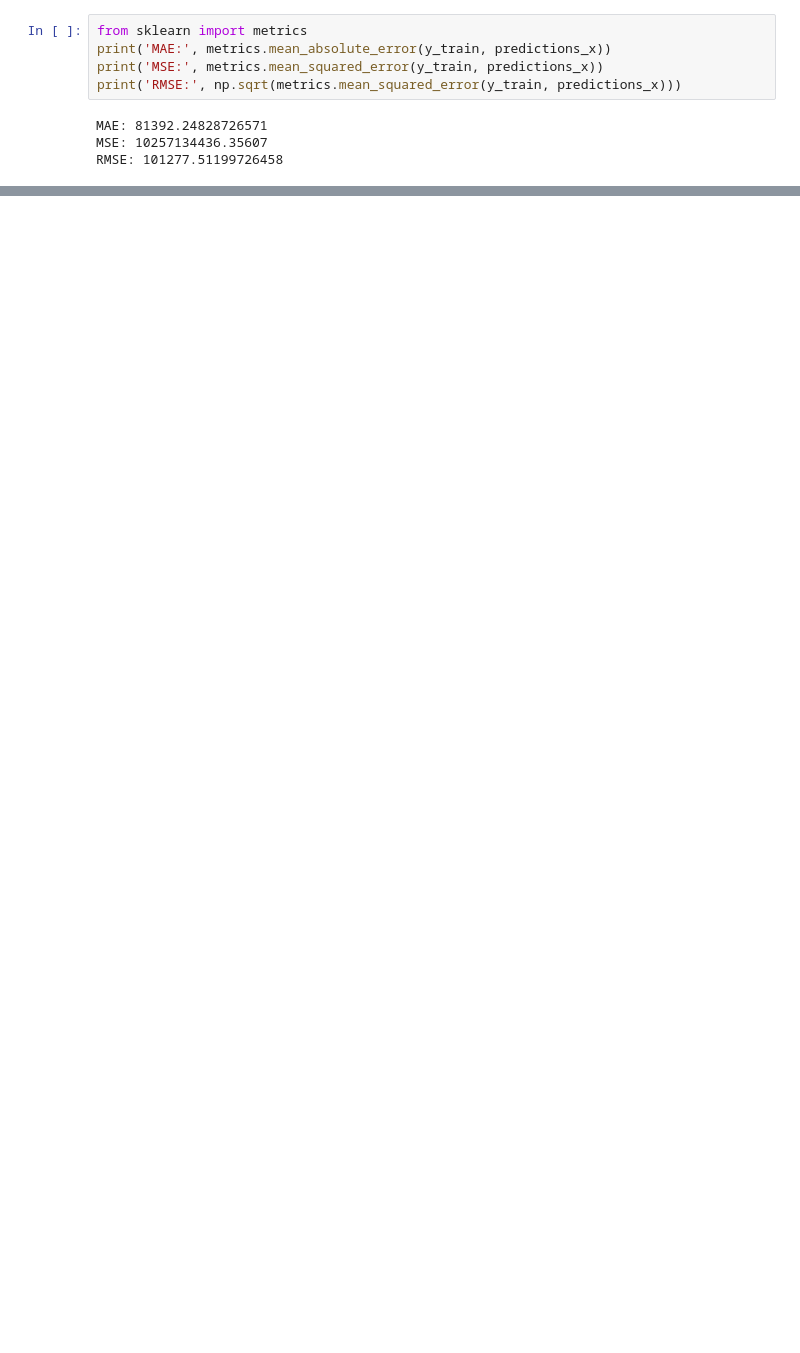
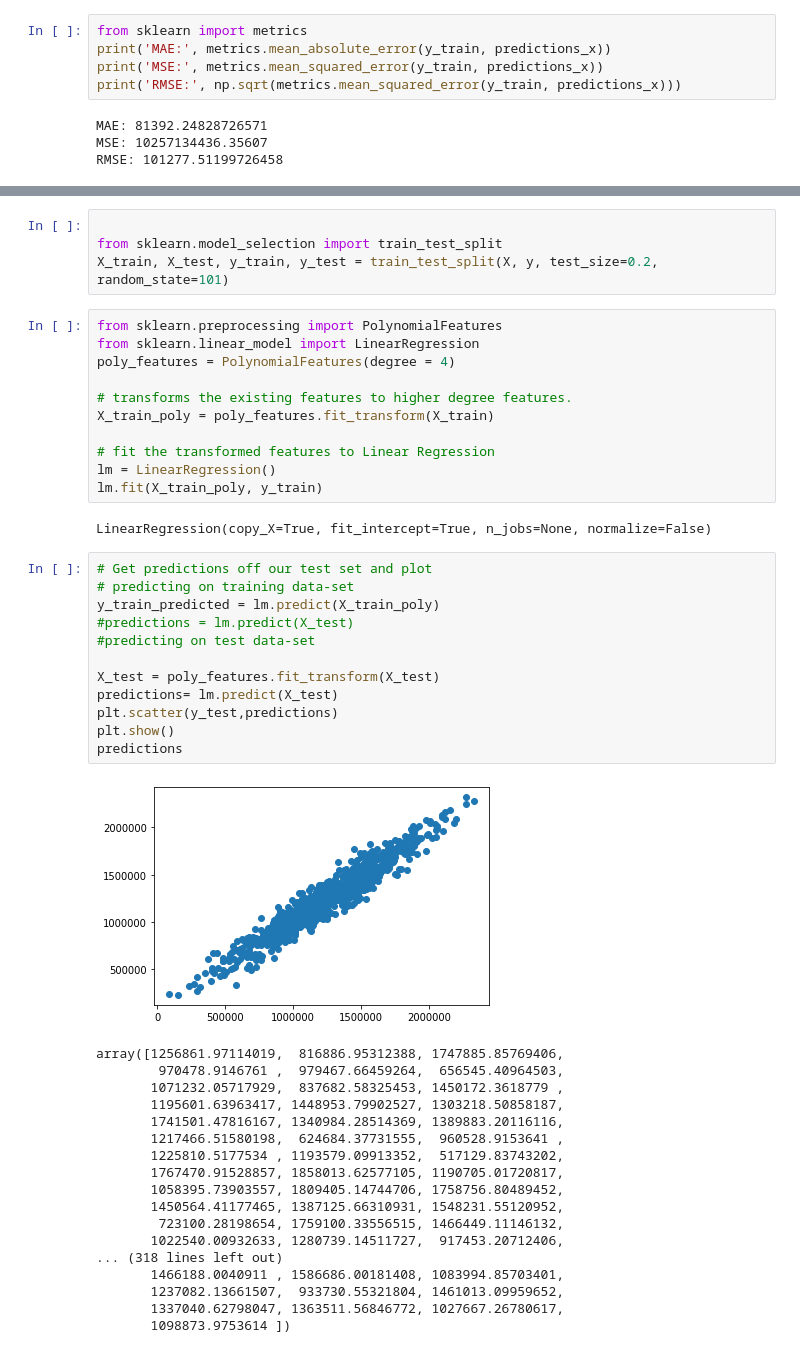
Before and after one commit to yamini-sathukumati/Machine-learning, a Jupyter notebook: Linear Regression_USA_Housing.ipynb, the cells around one changed output, grey strips where cells are left out. Drawn from its saved outputs; the diff is of its cells as text; blank space fills up the shorter version.

```diff
--- a/Linear Regression_USA_Housing.ipynb
+++ b/Linear Regression_USA_Housing.ipynb
@@ -191,0 +194,48 @@ RMSE: 101277.51199726458
+# %%
+
+from sklearn.model_selection import train_test_split
+X_train, X_test, y_train, y_test = train_test_split(X, y, test_size=0.2, random_state=101)
+# %%
+from sklearn.preprocessing import PolynomialFeatures
+from sklearn.linear_model import LinearRegression
+poly_features = PolynomialFeatures(degree = 4)
+
+# transforms the existing features to higher degree features.
+X_train_poly = poly_features.fit_transform(X_train)
+
+# fit the transformed features to Linear Regression
+lm = LinearRegression()
+lm.fit(X_train_poly, y_train)
+# %% [output]
+LinearRegression(copy_X=True, fit_intercept=True, n_jobs=None, normalize=False)
+# %%
+# Get predictions off our test set and plot
+# predicting on training data-set
+y_train_predicted = lm.predict(X_train_poly)
+#predictions = lm.predict(X_test)
+#predicting on test data-set
+
+X_test = poly_features.fit_transform(X_test)
+predictions= lm.predict(X_test)
+plt.scatter(y_test,predictions)
+plt.show()
+predictions
+# %% [output]
+[figure, added]
+array([1256861.97114019,  816886.95312388, 1747885.85769406,
+        970478.9146761 ,  979467.66459264,  656545.40964503,
+       1071232.05717929,  837682.58325453, 1450172.3618779 ,
+       1195601.63963417, 1448953.79902527, 1303218.50858187,
+       1741501.47816167, 1340984.28514369, 1389883.20116116,
+       1217466.51580198,  624684.37731555,  960528.9153641 ,
+       1225810.5177534 , 1193579.09913352,  517129.83743202,
+       1767470.91528857, 1858013.62577105, 1190705.01720817,
+       1058395.73903557, 1809405.14744706, 1758756.80489452,
+       1450564.41177465, 1387125.66310931, 1548231.55120952,
+        723100.28198654, 1759100.33556515, 1466449.11146132,
+       1022540.00932633, 1280739.14511727,  917453.20712406,
+... (318 lines left out)
+       1466188.0040911 , 1586686.00181408, 1083994.85703401,
+       1237082.13661507,  933730.55321804, 1461013.09959652,
+       1337040.62798047, 1363511.56846772, 1027667.26780617,
+       1098873.9753614 ])
```
Also changed, not shown: parts of 9 cells of this notebook, 2 other files.
